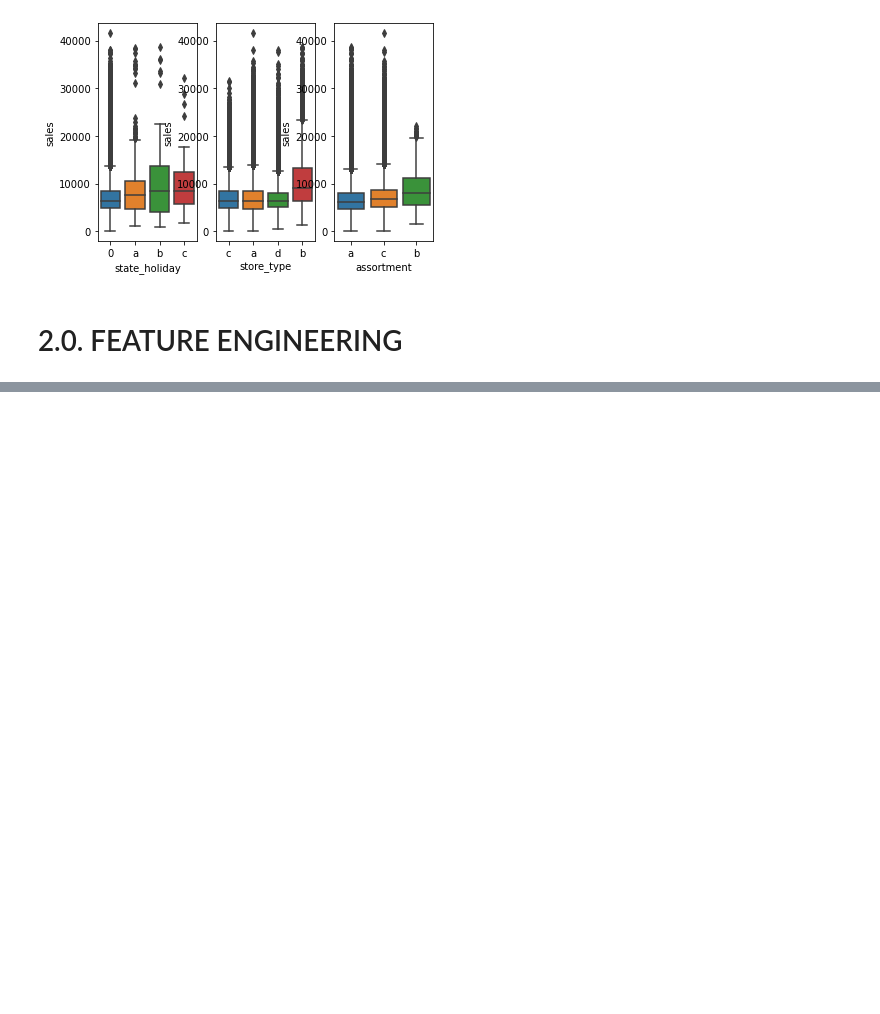
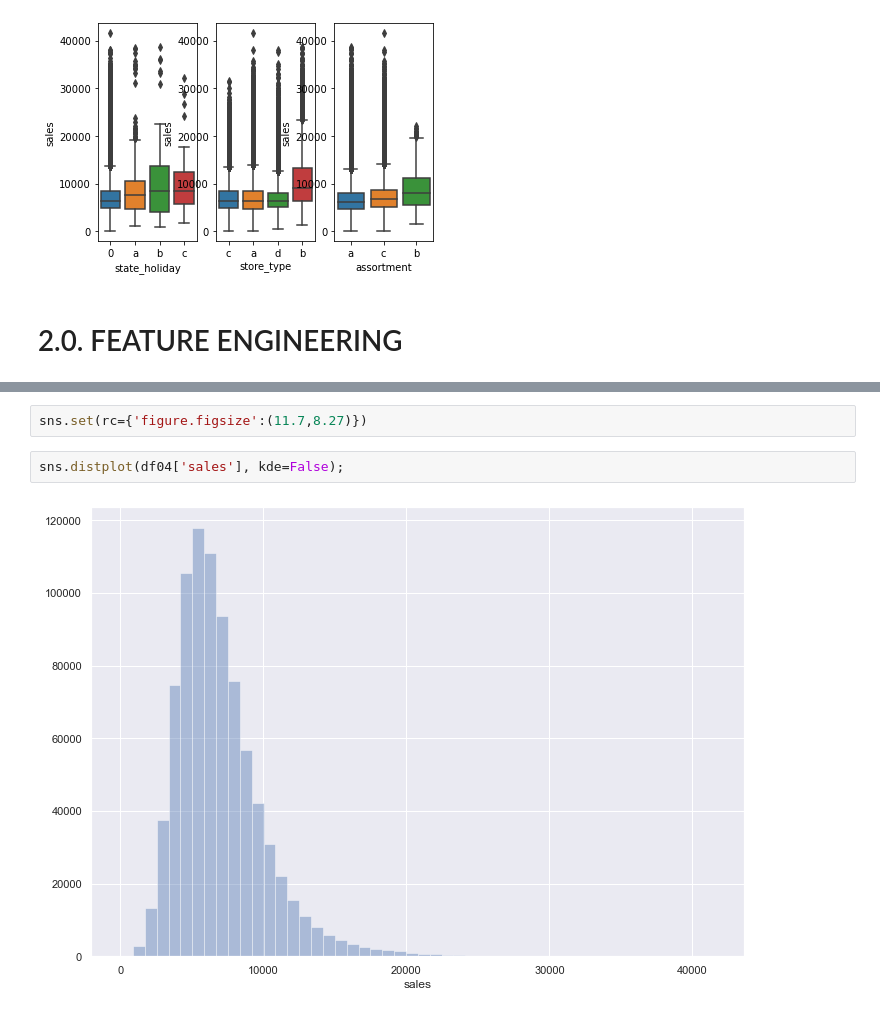
Before and after one commit to vinissouza/Drugstore-Sales-Forecast, a Jupyter notebook: Notebooks/First_Cycle_ Notebook.ipynb, the cells around one changed output, grey strips where cells are left out. Saved outputs shown, nothing was run; the diff lists cells and outputs as text; blank space fills up the shorter version.

```diff
--- a/Notebooks/First_Cycle_ Notebook.ipynb
+++ b/Notebooks/First_Cycle_ Notebook.ipynb
@@ -486,0 +580,6 @@ df03 = df03.drop(cols_drop, axis=1)
+# %%
+sns.set(rc={'figure.figsize':(11.7,8.27)})
+# %%
+sns.distplot(df04['sales'], kde=False);
+# %% [output]
+[figure, added]
```
Also changed, not shown: parts of 198 cells of this notebook, 5 other files.
